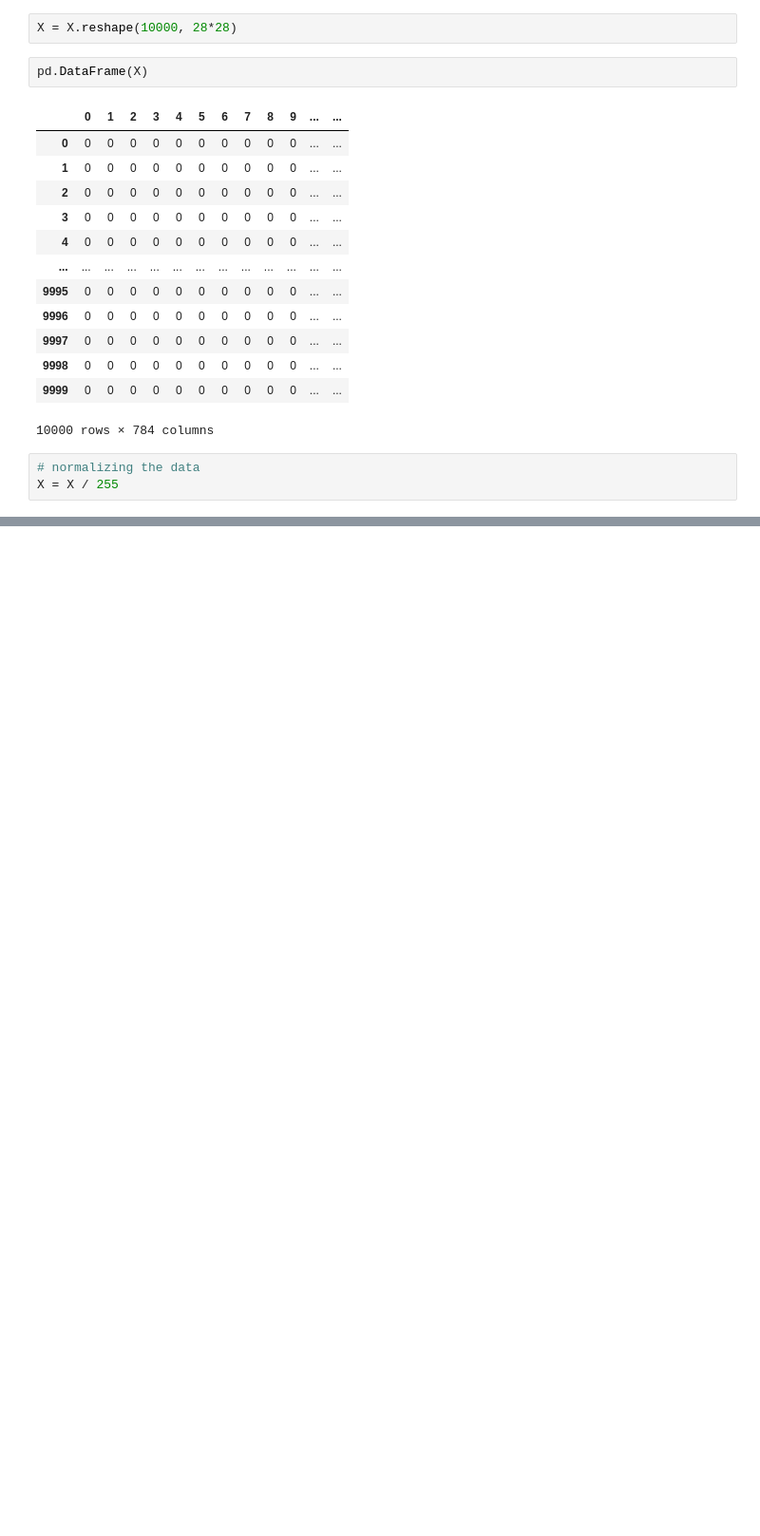
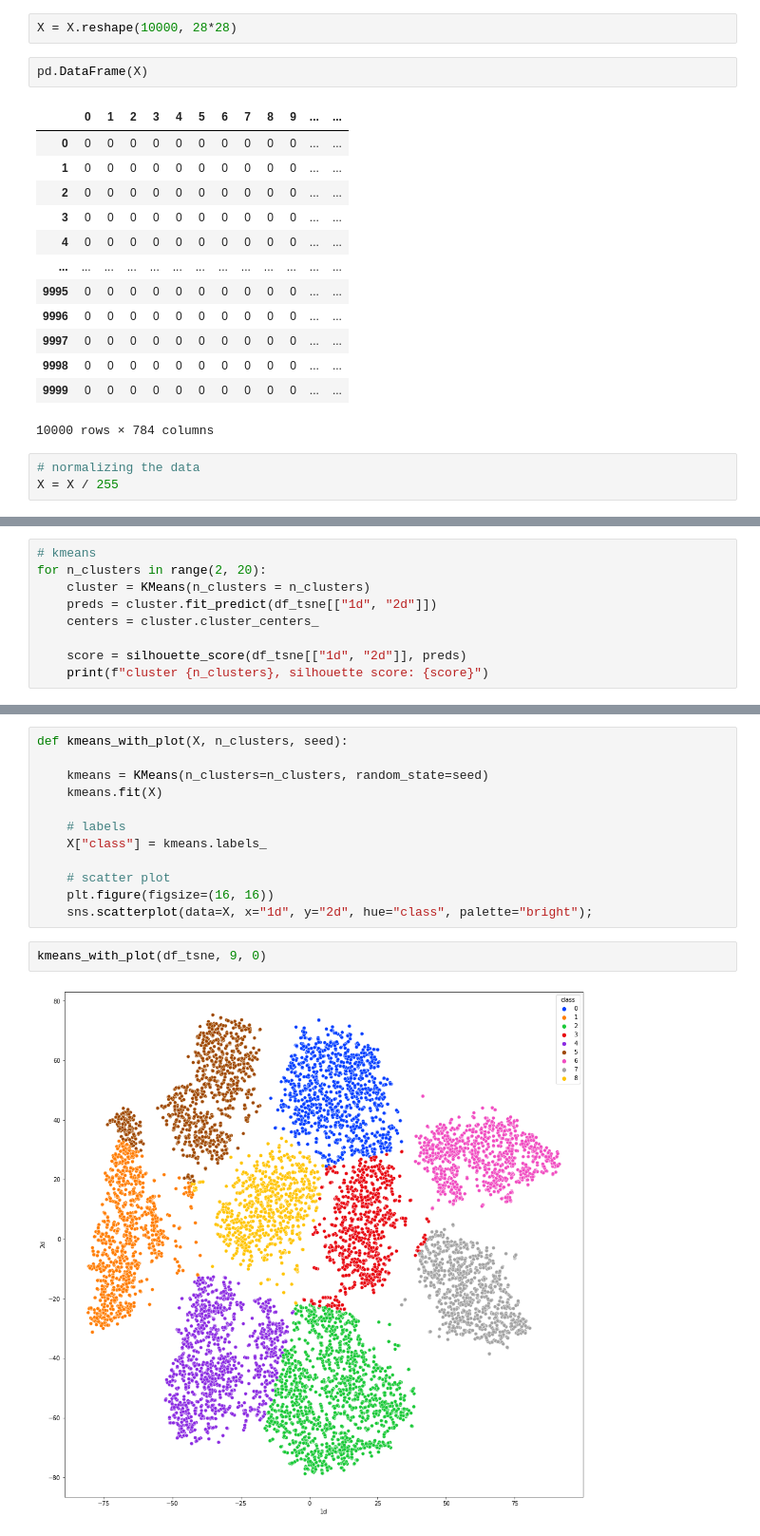
Before and after one commit to RomuloPaiva01/senel_data_science, a Jupyter notebook: unsupervised_learning.ipynb, the cells around one changed output, grey strips where cells are left out. Shown at 95% size. Cells and saved outputs as stored; diff of their text form; blank space fills up the shorter version.

```diff
--- a/unsupervised_learning.ipynb
+++ b/unsupervised_learning.ipynb
@@ -99,0 +72,9 @@ for perp in list_perp:
+# %%
+# kmeans
+for n_clusters in range(2, 20):
+    cluster = KMeans(n_clusters = n_clusters)
+    preds = cluster.fit_predict(df_tsne[["1d", "2d"]])
+    centers = cluster.cluster_centers_
+
+    score = silhouette_score(df_tsne[["1d", "2d"]], preds)
+    print(f"cluster {n_clusters}, silhouette score: {score}")
@@ -100,3 +100,19 @@ for perp in list_perp:
+# %%
+def kmeans_with_plot(X, n_clusters, seed):
+
+    kmeans = KMeans(n_clusters=n_clusters, random_state=seed)
+    kmeans.fit(X)
+
+    # labels
+    X["class"] = kmeans.labels_
+
+    # scatter plot
+    plt.figure(figsize=(16, 16))
+    sns.scatterplot(data=X, x="1d", y="2d", hue="class", palette="bright");
+# %%
+kmeans_with_plot(df_tsne, 9, 0)
+# %% [output]
+[figure, added]
 # %%
 plt.figure(figsize=(16, 16))
 sns.scatterplot(x="1d", y="2d", data=df_tsne, legend="full", alpha=0.7, hue="real_classes", palette="bright")
```
Also changed, not shown: parts of 8 cells of this notebook, 1 other file.
